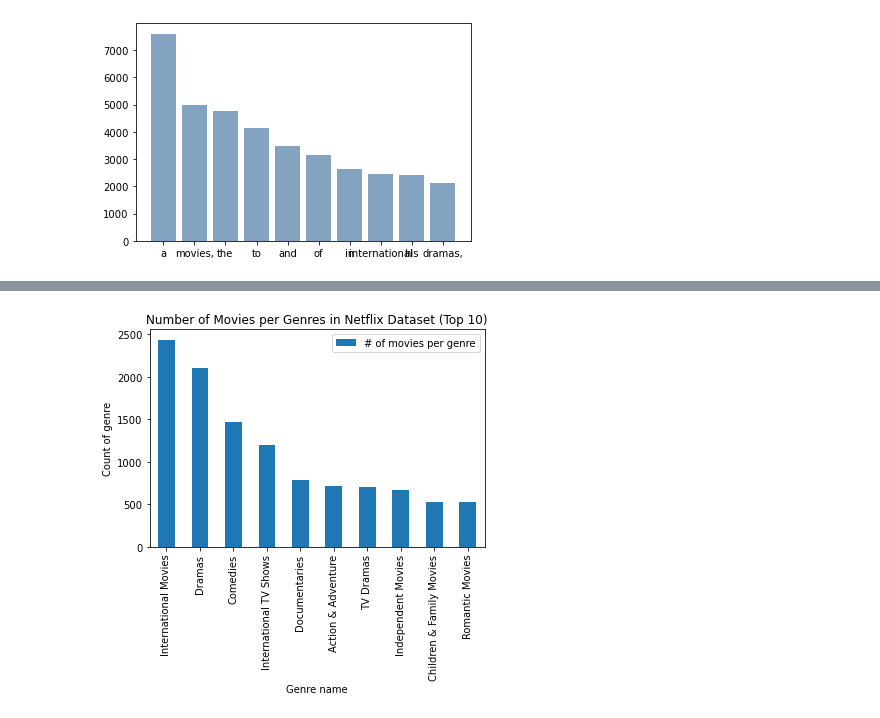
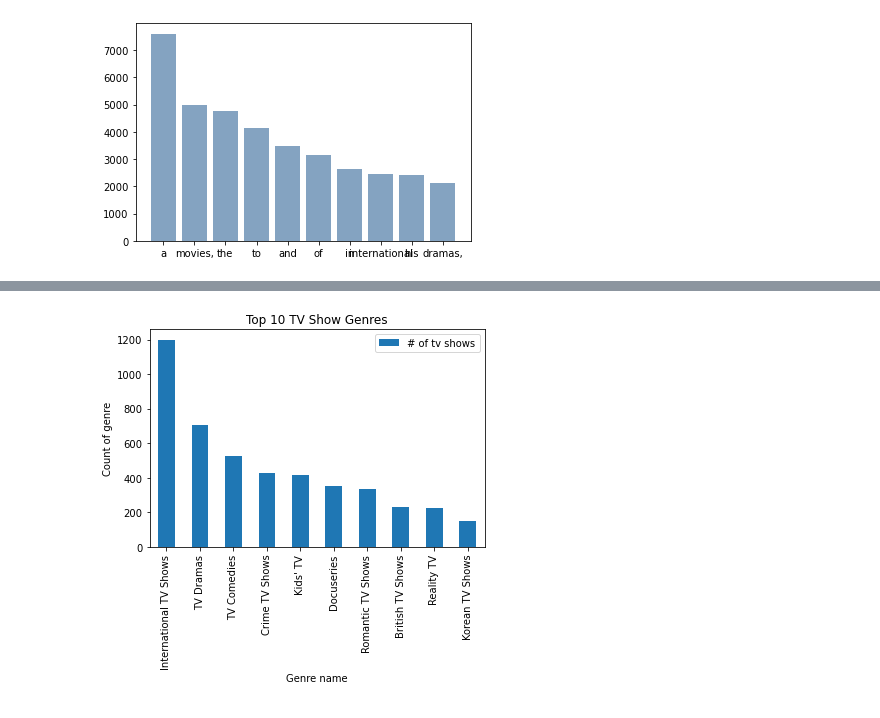
Before and after one commit to mariatan0/netflix-recommender, a Jupyter notebook: movie_show_notebook.ipynb, the cells around one changed output, grey strips where cells are left out. Saved outputs shown, nothing was run; the diff lists cells and outputs as text; code cells hidden in the pictures.

Commit message:
Add top 10 TV Show and Movie Genre bar graphs

```diff
--- a/movie_show_notebook.ipynb
+++ b/movie_show_notebook.ipynb
@@ -360,12 +386,12 @@ plt.show()
 # %%
-df_genre = pd.DataFrame(df_netflix['listed_in'])
-genre_count = df_genre.listed_in.str.split(', ',expand=True).stack().value_counts()
+df_genre_show = pd.DataFrame(df_shows['listed_in'])
+genre_count = df_genre_show.listed_in.str.split(', ',expand=True).stack().value_counts()
 final_genre = pd.DataFrame(genre_count, columns=['# of genre'])
-top_10_genre = pd.DataFrame(genre_count[:10], columns=['# of movies per genre'])
+top_10_genre = pd.DataFrame(genre_count[:10], columns=['# of tv shows'])
 top_10_genre.plot(kind='bar')
 plt.xlabel("Genre name")
 plt.ylabel("Count of genre")
-plt.title("Number of Movies per Genres in Netflix Dataset (Top 10)")
+plt.title("Top 10 TV Show Genres")
 plt.show()
 # %% [output]
-[figure, old version]
+[figure, new version]
```
Also changed, not shown: parts of 3 cells of this notebook.
